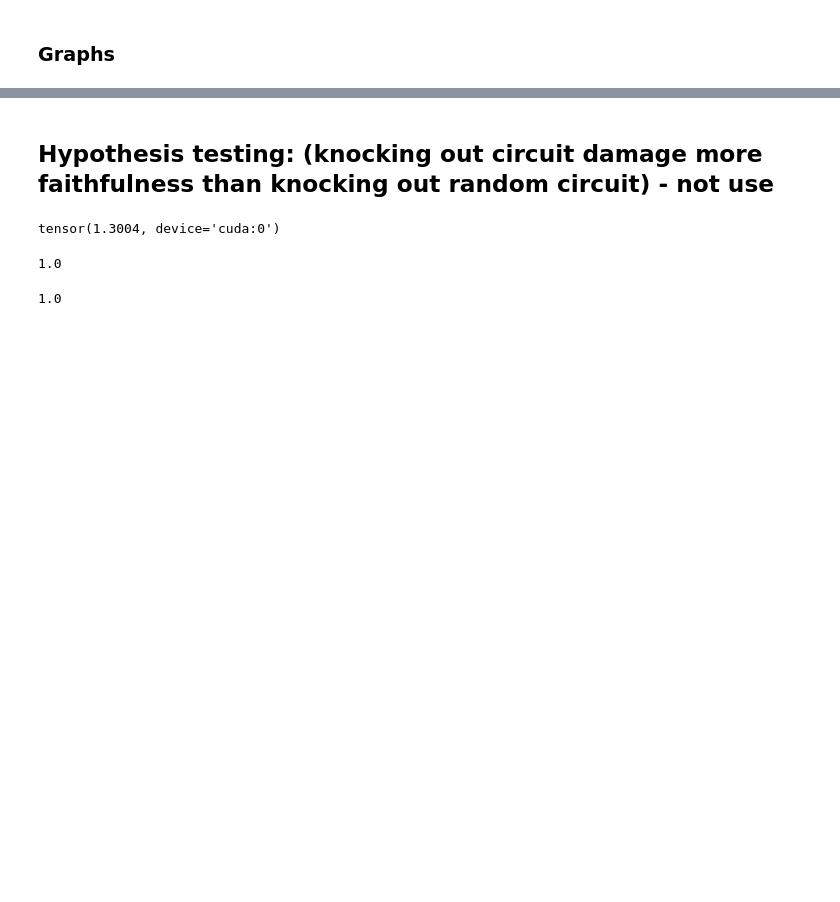
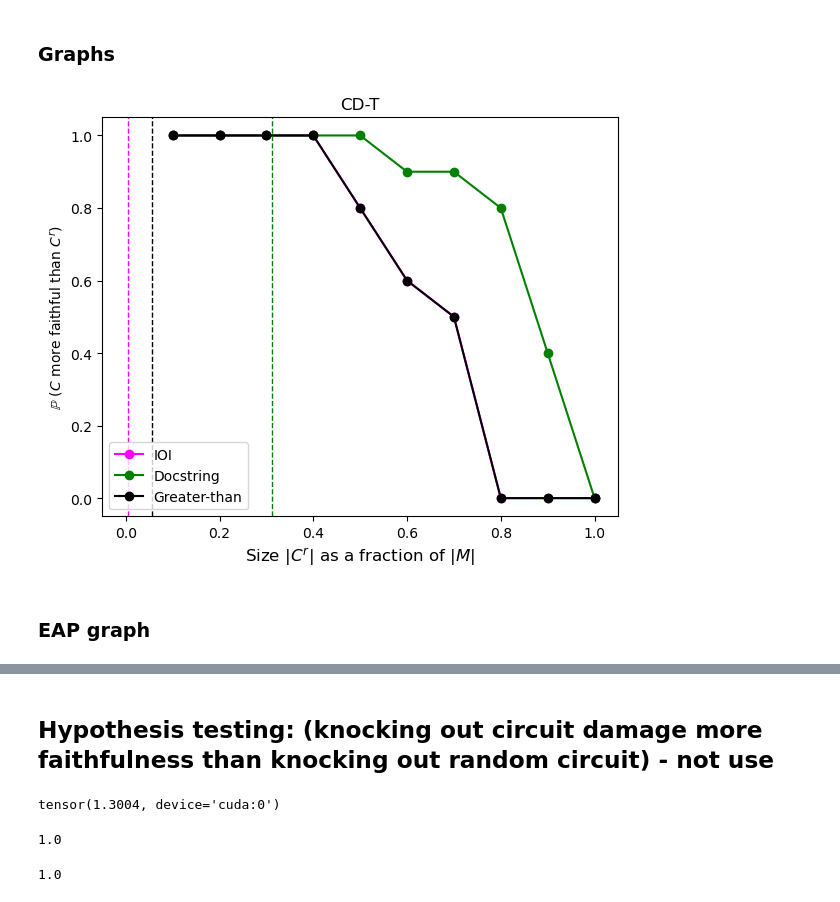
Before and after one commit to adelaidehsu/CD_Circuit, a Jupyter notebook: notebooks/faithfulness_eval.ipynb, the cells around one changed output, grey strips where cells are left out. Cells and saved outputs as stored; diff of their text form; code cells hidden in the pictures; blank space fills up the shorter version.

Commit message:
Just update notebooks again

```diff
--- a/notebooks/faithfulness_eval.ipynb
+++ b/notebooks/faithfulness_eval.ipynb
@@ -706,3 +736,5 @@ p_more_faithful_collect_gt = compute_probabilities_better_than_random(our_circui
 # %%
 with open('/accounts/campus/aliyahhsu/G_Circuit/notebooks/ioi_circuits_by_pos/eap_ioi_circuit_more_fath_than_random_p.json', 'w') as f:
     json.dump({i:float(x) for i, x in enumerate(eap_p_more_faithful_collect)}, f)
+# %%
+ioi_results_cdt = [x[1] for x in {"0": 1.0, "1": 1.0, "2": 1.0, "3": 1.0, "4": 0.8, "5": 0.6, "6": 0.5, "7": 0.0, "8": 0.0, "9": 0.0}.items()] # cached from another run
@@ -709,28 +743,44 @@ with open('/accounts/campus/aliyahhsu/G_Circuit/notebooks/ioi_circuits_by_pos/ea
+# %%
+p_more_faithful_collect_eap = ioi_results_eap
+p_more_faithful_collect = ioi_results_cdt
+# %%
+# just for reproducing the graphs with different formatting
+p_more_faithful_collect_docstring = [1, 1, 1, 1, 1, 0.9, 0.9, 0.8, 0.4, 0.0]
+p_more_faithful_collect_gt = [1, 1, 1, 1, 0.8, 0.6, 0.5, 0, 0, 0]
 # %%
 plt.rcParams['text.usetex'] = False
 
-fig = plt.figure()
+plt.rcParams.update({'font.size': 10})
+fig = plt.figure(figsize=(6, 5))
+## plot here
 
-# plt.plot([x/100 for x in range(10, 101, 10)], p_more_faithful_collect, label='IOI', marker='o', color='blue')
+plt.plot([x/100 for x in range(10, 101, 10)], p_more_faithful_collect, label='IOI', marker='o', color='magenta')
 plt.plot([x/100 for x in range(10, 101, 10)], p_more_faithful_collect_docstring, label='Docstring', marker='o', color='green')
-plt.plot([x/100 for x in range(10, 101, 10)], p_more_faithful_collect_gt, label='Greater-than', marker='o', color='orange')
+plt.plot([x/100 for x in range(10, 101, 10)], p_more_faithful_collect_gt, label='Greater-than', marker='o', color='black')
 
 
-plt.axvline(x=float(15/(144*15)), color='blue', linestyle='--')
-plt.axvline(x=float(15/(144*40)), color='green', linestyle='--')
-plt.axvline(x=float(15/(144*13)), color='orange', linestyle='--')
+plt.axvline(x=float(15/(144*21)), color='magenta', linestyle='--', linewidth=1)
+plt.axvline(x=float(10/(32)), color='green', linestyle='--', linewidth=1)
+plt.axvline(x=float(8/(144)), color='black', linestyle='--', linewidth=1)
 
 
 
-#plt.title("Faithfulness (IOI)", fontsize=12)
+plt.title("CD-T", fontsize=12)
 plt.xlabel(r'Size $|C^{r}|$ as a fraction of $|M|$', fontsize=12)
 plt.ylabel("$\mathbb{P}$ ($C$ more faithful than $C^{r}$)")
 plt.xlim(-0.05, 1.05)
-plt.legend(loc="upper right")
+plt.legend(fontsize=10)
+
+plt.legend(loc="lower left")
+fig.tight_layout()
 
 # Show the plot
 plt.show()
-# fig.savefig('/accounts/campus/aliyahhsu/G_Circuit/notebooks/ioi_circuits_by_pos/test_more_fath_than_random_p.pdf', dpi=300, bbox_inches='tight')
+fig.savefig('cdt-vs-random.pdf', dpi=300, bbox_inches='tight')
+# %% [output]
+[figure, added]
 # %%
 with open('/accounts/campus/aliyahhsu/G_Circuit/notebooks/ioi_circuits_by_pos/ioi_circuit_more_fath_than_random_p.json', 'w') as f:
     json.dump({i:float(x) for i, x in enumerate(p_more_faithful_collect)}, f)
+# %% [markdown]
+### EAP graph
```
Also changed, not shown: parts of 21 cells of this notebook, 5 other files.
